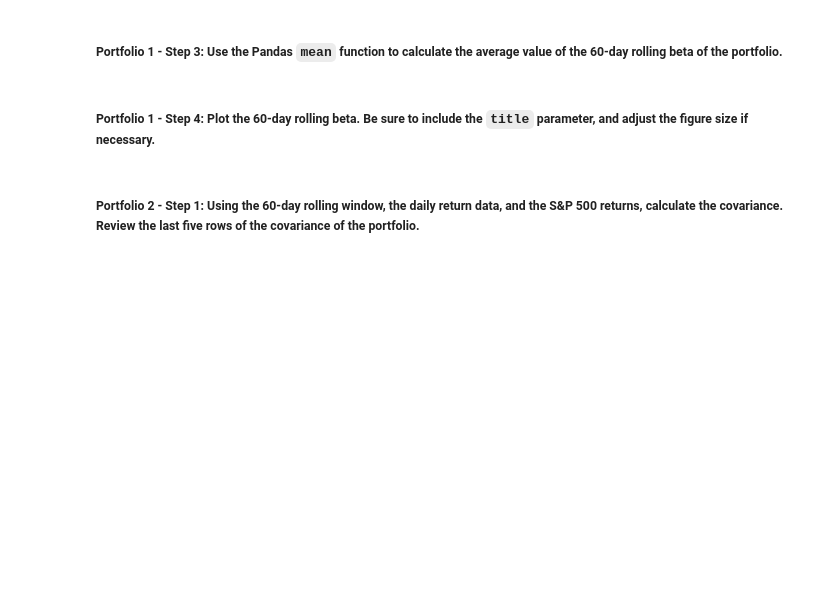
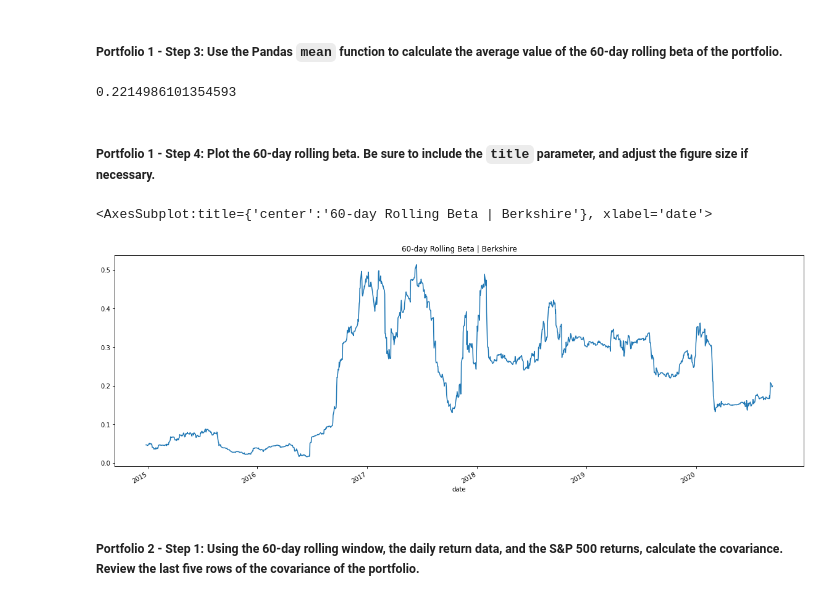
Before and after one commit to mmarovich/risk_and_return_app, a Jupyter notebook: risk_return_analysis.ipynb, the cells around one changed output. Saved outputs shown, nothing was run; the diff lists cells and outputs as text; code cells hidden in the pictures; blank space fills up the shorter version.

Commit message:
Diversity & Beta Calculations

```diff
--- a/risk_return_analysis.ipynb
+++ b/risk_return_analysis.ipynb
@@ -413,4 +413,6 @@ Your analysis is nearing completion. Now, you need to evaluate how the portfolio
 #### Use the Pandas `var` function to calculate the variance of the S&P 500 by using a 60-day rolling window. Visualize the last five rows of the variance of the S&P 500.
 # %%
 # Calculate the variance of the S&P 500 using a rolling 60-day window.
-# YOUR CODE HERE
+market_variance = whales_daily_returns["S&P 500"].rolling(window=60).var()
+
+market_variance.tail()
@@ -429,4 +439,6 @@ Your analysis is nearing completion. Now, you need to evaluate how the portfolio
 # %%
 # Calculate the covariance using a 60-day rolling window
 # Review the last five rows of the covariance data
-# YOUR CODE HERE
+berk_cov = whales_daily_returns["BERKSHIRE HATHAWAY INC"].rolling(window=60).cov(whales_daily_returns["S&P 500"])
+
+display(berk_cov.tail())
@@ -435,4 +455,6 @@ Your analysis is nearing completion. Now, you need to evaluate how the portfolio
 # %%
 # Calculate the beta based on the 60-day rolling covariance compared to the market (S&P 500)
 # Review the last five rows of the beta information
-# YOUR CODE HERE
+berk_beta = berk_cov / market_variance
+
+display(berk_beta.tail())
@@ -440,13 +470,18 @@ Your analysis is nearing completion. Now, you need to evaluate how the portfolio
 ##### Portfolio 1 - Step 3: Use the Pandas `mean` function to calculate the average value of the 60-day rolling beta of the portfolio.
 # %%
 # Calculate the average of the 60-day rolling beta
-# YOUR CODE HERE
+print(berk_beta.mean())
+# %% [output]
+0.2214986101354593
 # %% [markdown]
 ##### Portfolio 1 - Step 4: Plot the 60-day rolling beta. Be sure to include the `title` parameter, and adjust the figure size if necessary.
 # %%
 # Plot the rolling beta
 # Include a title parameter and adjust the figure size
-# YOUR CODE HERE
+berk_beta.plot(figsize=(20,7), title="60-day Rolling Beta | Berkshire")
+# %% [output]
+<AxesSubplot:title={'center':'60-day Rolling Beta | Berkshire'}, xlabel='date'>
+[figure, added]
 # %% [markdown]
 ##### Portfolio 2 - Step 1: Using the 60-day rolling window, the daily return data, and the S&P 500 returns, calculate the covariance. Review the last five rows of the covariance of the portfolio.
 # %%
```
Also changed, not shown: parts of 9 cells of this notebook.
